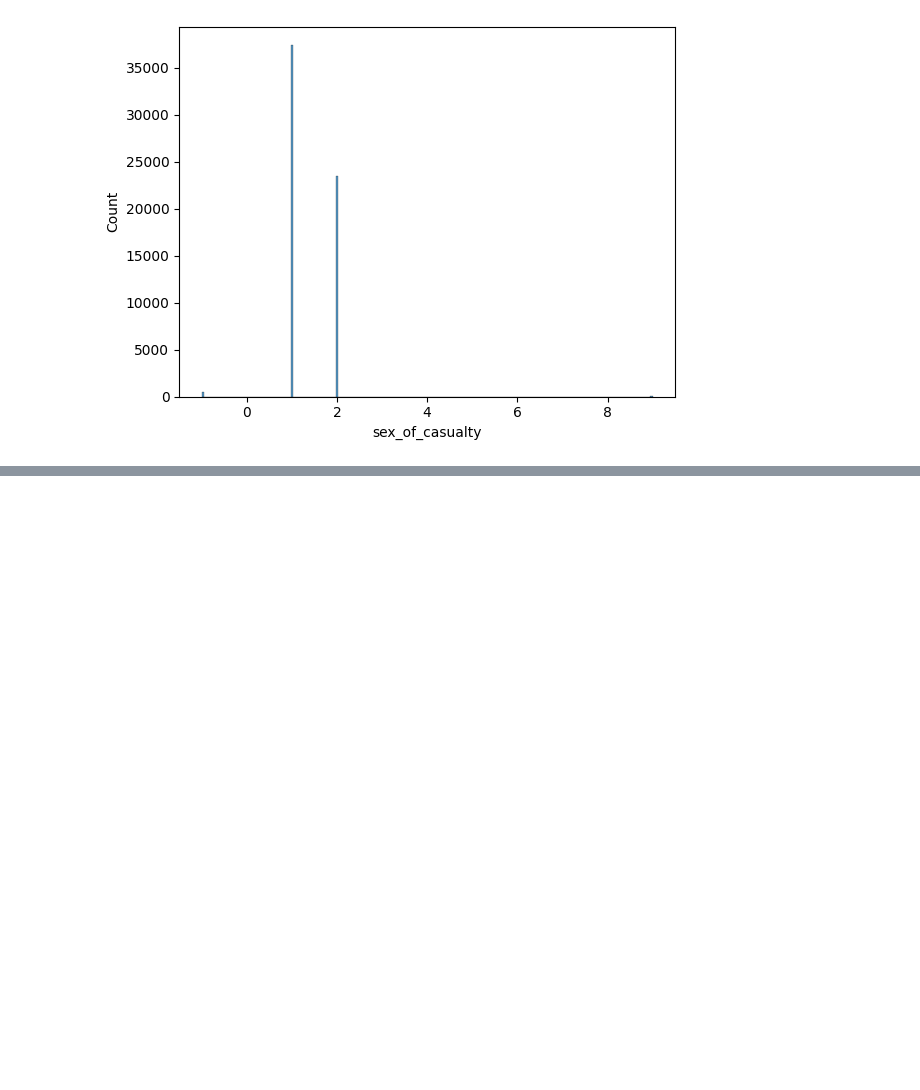
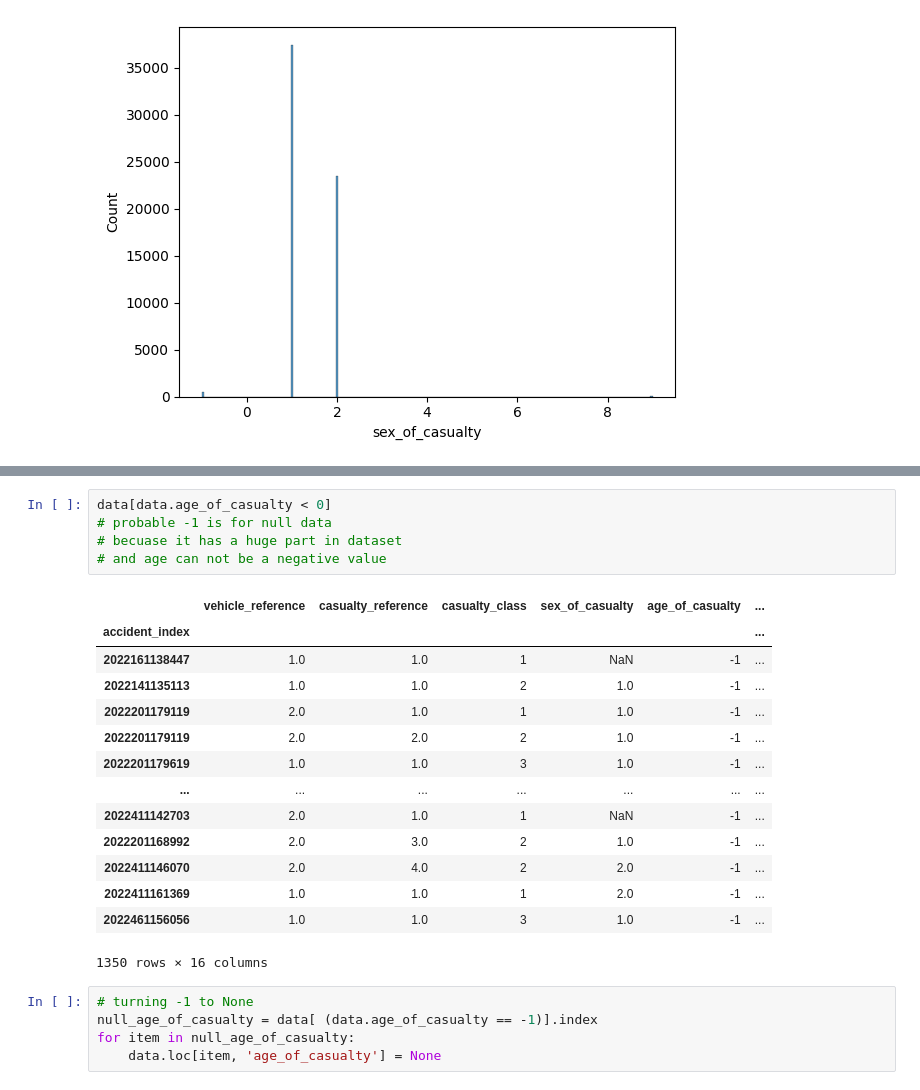
Before and after one commit to ali78efi/accidents_data_analyzing, a Jupyter notebook: accident_analys.ipynb, the cells around one changed output, grey strips where cells are left out. Saved outputs shown, nothing was run; the diff lists cells and outputs as text; blank space fills up the shorter version.

```diff
--- a/accident_analys.ipynb
+++ b/accident_analys.ipynb
@@ -151,0 +175,25 @@ for item in sex_of_casualty_outliers:
+# %%
+data[data.age_of_casualty < 0]
+# probable -1 is for null data
+# becuase it has a huge part in dataset
+# and age can not be a negative value
+# %% [output]
+|  | vehicle_reference | casualty_reference | casualty_class | sex_of_casualty | age_of_casualty | ... |
+| accident_index |  |  |  |  |  | ... |
+| 2022161138447 | 1.0 | 1.0 | 1 | NaN | -1 | ... |
+| 2022141135113 | 1.0 | 1.0 | 2 | 1.0 | -1 | ... |
+| 2022201179119 | 2.0 | 1.0 | 1 | 1.0 | -1 | ... |
+| 2022201179119 | 2.0 | 2.0 | 2 | 1.0 | -1 | ... |
+| 2022201179619 | 1.0 | 1.0 | 3 | 1.0 | -1 | ... |
+| ... | ... | ... | ... | ... | ... | ... |
+| 2022411142703 | 2.0 | 1.0 | 1 | NaN | -1 | ... |
+| 2022201168992 | 2.0 | 3.0 | 2 | 1.0 | -1 | ... |
+| 2022411146070 | 2.0 | 4.0 | 2 | 2.0 | -1 | ... |
+| 2022411161369 | 1.0 | 1.0 | 1 | 2.0 | -1 | ... |
+| 2022461156056 | 1.0 | 1.0 | 3 | 1.0 | -1 | ... |
+1350 rows × 16 columns
+# %%
+# turning -1 to None
+null_age_of_casualty = data[ (data.age_of_casualty == -1)].index
+for item in null_age_of_casualty:
+    data.loc[item, 'age_of_casualty'] = None
```
Also changed, not shown: parts of 4 cells of this notebook.
